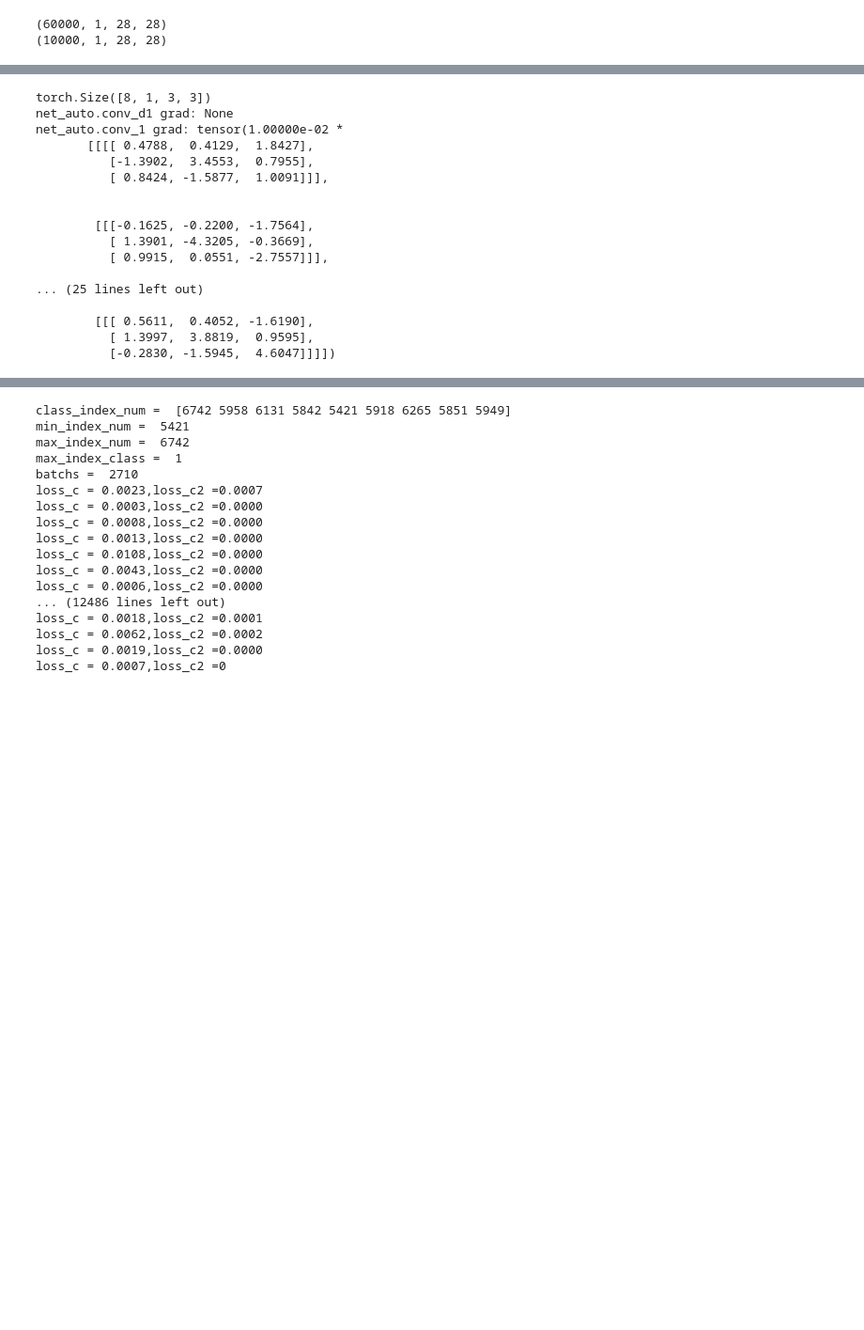
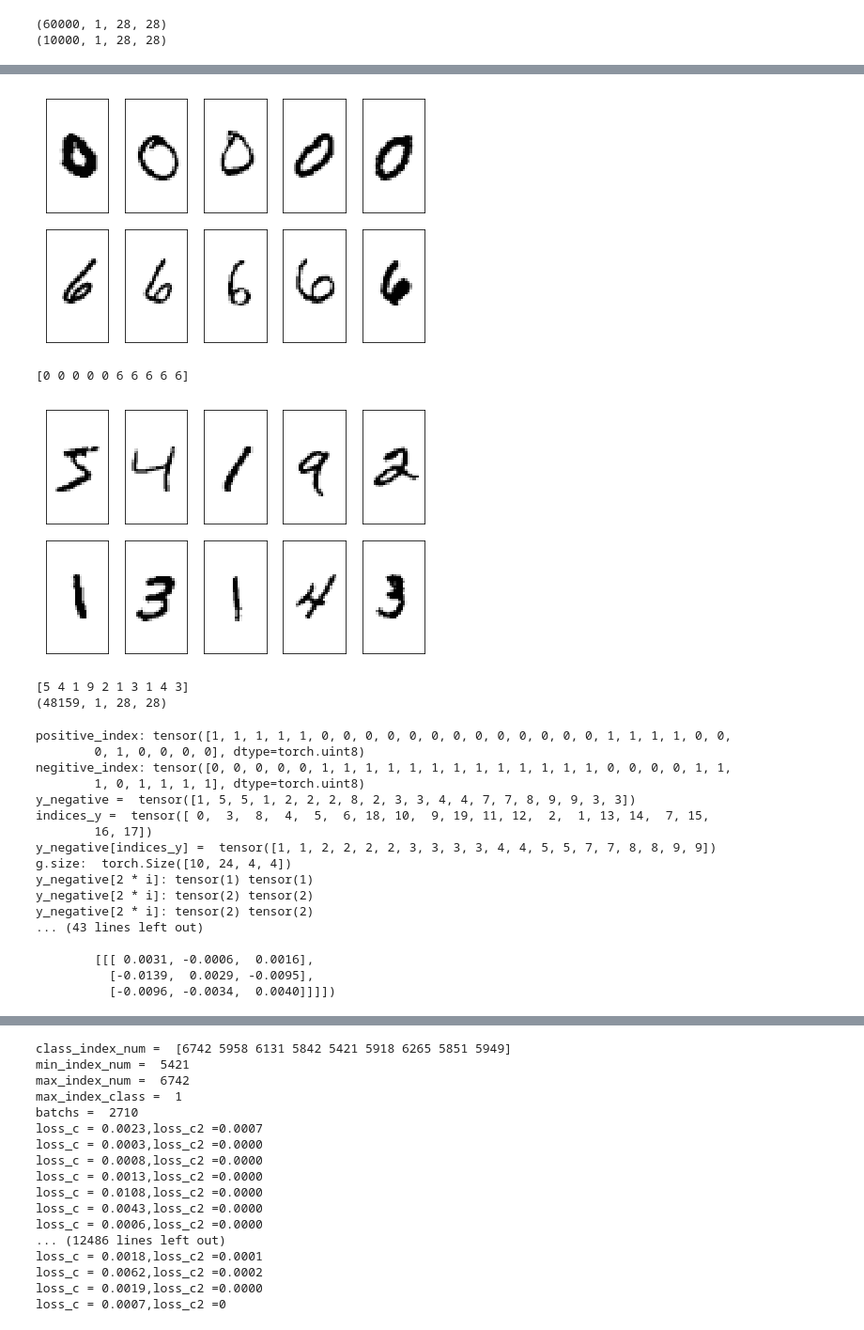
Before and after one commit to andrewhuman/mymnisttest, a Jupyter notebook: associate_learing_simple_sub_only.ipynb, the cells around one changed output, grey strips where cells are left out. Shown at 94% size. Cells and saved outputs as stored; diff of their text form; code cells hidden in the pictures; blank space fills up the shorter version.

```diff
--- a/associate_learing_simple_sub_only.ipynb
+++ b/associate_learing_simple_sub_only.ipynb
@@ -172,0 +166,27 @@ print(p)
+# %%
+#init train data set
+train_positive = []
+label_positive =[]
+for value in eval_index :
+
+    shuffle_index_positive = np.random.permutation(len(X_train_nor[y_train == value]))
+    train_positive.append(X_train_nor[y_train == value][shuffle_index_positive][:5])
+    label_positive.append(y_train[y_train == value][shuffle_index_positive][:5])
+train_positive = np.concatenate(train_positive)
+label_positive = np.concatenate(label_positive)
+
+imgs_show(np.squeeze(train_positive),2,5)
+print(label_positive)
+
+
+train_nagivate = X_train_nor[compute_index_logical_not_equal(y_train ,eval_index)]
+label_nagivate = y_train[compute_index_logical_not_equal(y_train , eval_index)]
+imgs_show(np.squeeze(train_nagivate[:10]),2,5)
+print(label_nagivate[:10])
+print(train_nagivate.shape)
+# %% [output]
+[figure, added]
+[0 0 0 0 0 6 6 6 6 6]
+[figure, added]
+[5 4 1 9 2 1 3 1 4 3]
+(48159, 1, 28, 28)
@@ -286,7 +336,7 @@ net_auto = AutoCodeNet()
 # print(net_auto)
 inp1 = Variable(torch.randn((30,1,28,28)))
 
-out1,classs,_ = net_auto(inp1,np.array([0,0,0,0,0,0,0,0,0,0,1,1,2,2,3,3,4,4,5,5,6,6,7,7,8,8,9,9,3,3]))
+out1,classs,_ = net_auto(inp1,torch.from_numpy( np.array([0,0,0,0,0,1,5,5,1,2,2,2,8,2,3,3,4,4,6,6,6,6,7,7,8,6,9,9,3,3])))
 print(net_auto.conv1.weight.data.size())
 classs = torch.sum(classs)
 classs.backward()
@@ -313,23 +363,23 @@ print("net_auto.conv_1 grad:",net_auto.conv1.weight.grad)
 # print(net_auto.features['conv_d4'].size())
 # print(net_auto.features['tanh'].size())
 # %% [output]
-torch.Size([8, 1, 3, 3])
-net_auto.conv_d1 grad: None
-net_auto.conv_1 grad: tensor(1.00000e-02 *
-       [[[[ 0.4788,  0.4129,  1.8427],
-          [-1.3902,  3.4553,  0.7955],
-          [ 0.8424, -1.5877,  1.0091]]],
+positive_index: tensor([1, 1, 1, 1, 1, 0, 0, 0, 0, 0, 0, 0, 0, 0, 0, 0, 0, 0, 1, 1, 1, 1, 0, 0,
+        0, 1, 0, 0, 0, 0], dtype=torch.uint8)
+negitive_index: tensor([0, 0, 0, 0, 0, 1, 1, 1, 1, 1, 1, 1, 1, 1, 1, 1, 1, 1, 0, 0, 0, 0, 1, 1,
+        1, 0, 1, 1, 1, 1], dtype=torch.uint8)
+y_negative =  tensor([1, 5, 5, 1, 2, 2, 2, 8, 2, 3, 3, 4, 4, 7, 7, 8, 9, 9, 3, 3])
+indices_y =  tensor([ 0,  3,  8,  4,  5,  6, 18, 10,  9, 19, 11, 12,  2,  1, 13, 14,  7, 15,
+        16, 17])
+y_negative[indices_y] =  tensor([1, 1, 2, 2, 2, 2, 3, 3, 3, 3, 4, 4, 5, 5, 7, 7, 8, 8, 9, 9])
+g.size:  torch.Size([10, 24, 4, 4])
+y_negative[2 * i]: tensor(1) tensor(1)
+y_negative[2 * i]: tensor(2) tensor(2)
+y_negative[2 * i]: tensor(2) tensor(2)
+... (43 lines left out)
 
-
-        [[[-0.1625, -0.2200, -1.7564],
-          [ 1.3901, -4.3205, -0.3669],
-          [ 0.9915,  0.0551, -2.7557]]],
-
-... (25 lines left out)
-
-        [[[ 0.5611,  0.4052, -1.6190],
-          [ 1.3997,  3.8819,  0.9595],
-          [-0.2830, -1.5945,  4.6047]]]])
+        [[[ 0.0031, -0.0006,  0.0016],
+          [-0.0139,  0.0029, -0.0095],
+          [-0.0096, -0.0034,  0.0040]]]])
 # %%
 def getnext(train_x,train_y,batch_size):
     batchs = len(train_y) // batch_size
```
Also changed, not shown: parts of 19 cells of this notebook, 3 other files.
